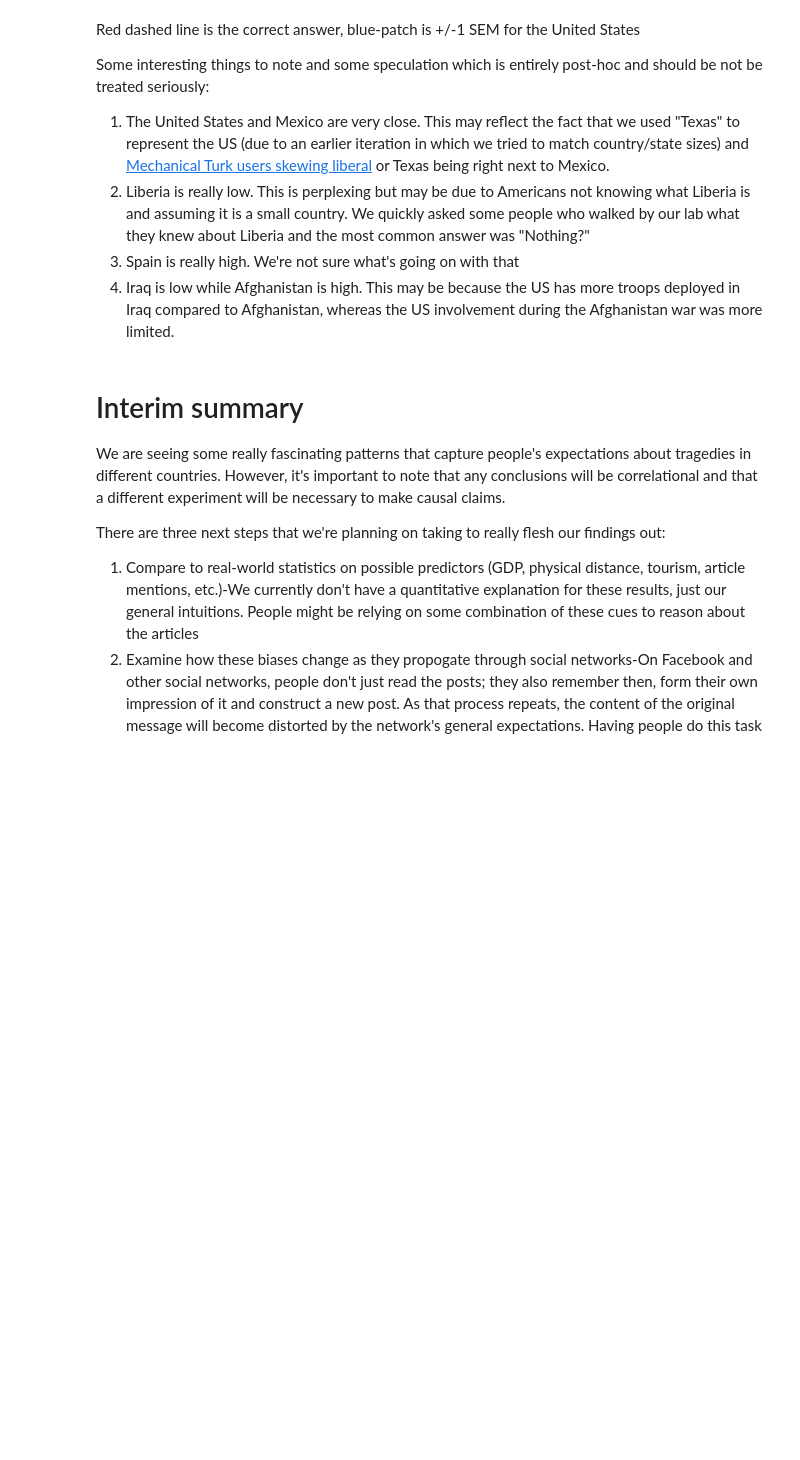
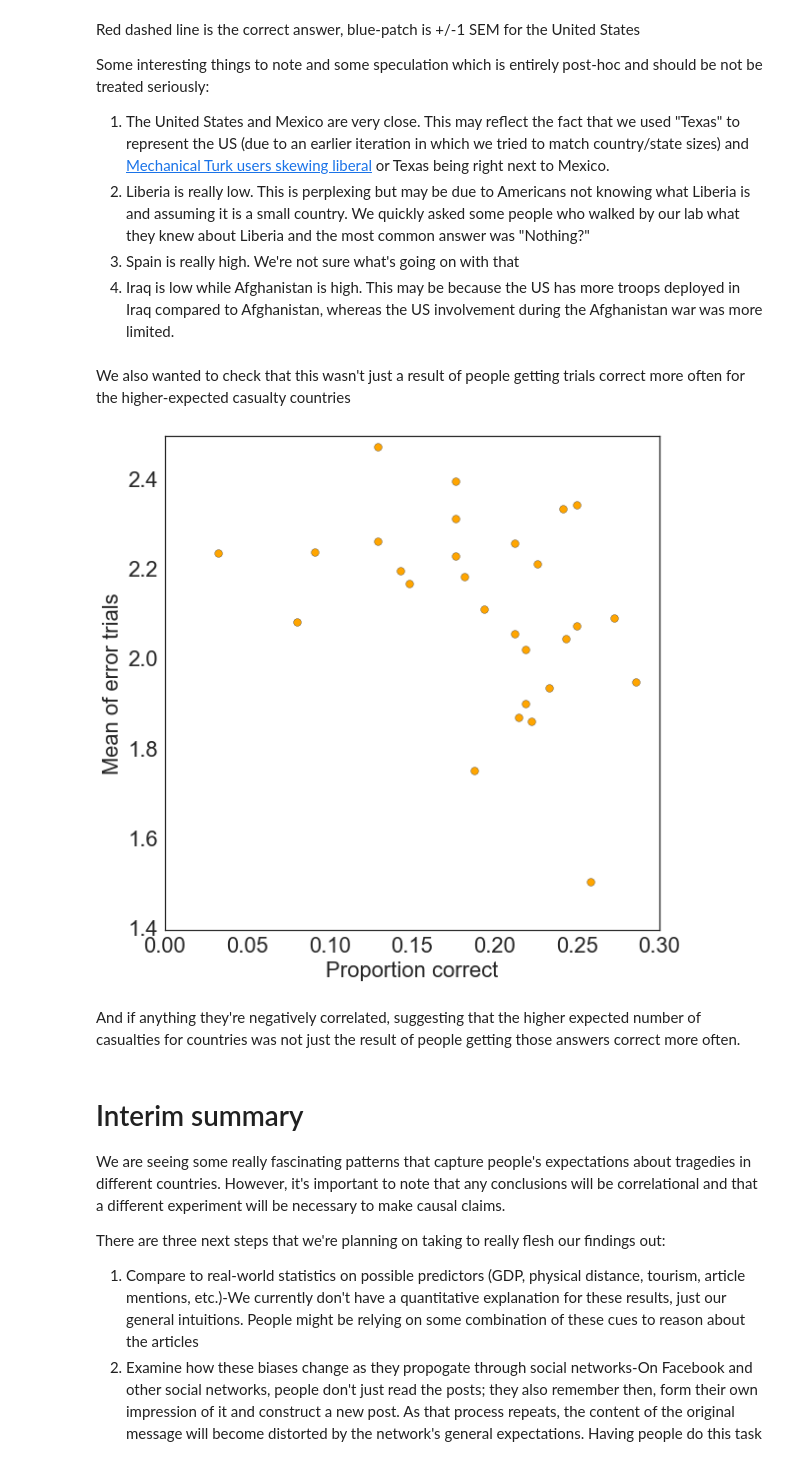
Before and after one commit to timflew/stereotype_news, a Jupyter notebook: pilot_survey_v2/Expected casualties by nationalities-Pilot 3.ipynb, the cells around one changed output. Drawn from its saved outputs; the diff is of its cells as text; code cells hidden in the pictures; blank space fills up the shorter version.

```diff
--- a/pilot_survey_v2/Expected casualties by nationalities-Pilot 3.ipynb
+++ b/pilot_survey_v2/Expected casualties by nationalities-Pilot 3.ipynb
@@ -200,6 +202,27 @@ Some interesting things to note and some speculation which is entirely post-hoc
 2. Liberia is really low. This is perplexing but may be due to Americans not knowing what Liberia is and assuming it is a small country. We quickly asked some people who walked by our lab what they knew about Liberia and the most common answer was "Nothing?"
 3. Spain is really high. We're not sure what's going on with that
 4. Iraq is low while Afghanistan is high. This may be because the US has more troops deployed in Iraq compared to Afghanistan, whereas the US involvement during the Afghanistan war was more limited.
+# %% [markdown]
+We also wanted to check that this wasn't just a result of people getting trials correct more often for the higher-expected casualty countries
+# %%
+plt.figure(figsize=(9,9))
+
+#plt.title('Figure 4: Proportion correct by country vs. Error trials',fontsize='22')
+
+# US properties
+
+plt.scatter(country_correct,country_log10_mean,c='orange',s=60)
+plt.ylabel('Mean of error trials',fontsize='22')
+plt.xlabel('Proportion correct',fontsize='22')
+
+plt.xticks(fontsize=22)
+plt.yticks(fontsize=22)
+plt.axis([0,.3, 1.4,2.5])
+plt.show()
+# %% [output]
+[figure, added]
+# %% [markdown]
+And if anything they're negatively correlated, suggesting that the higher expected number of casualties for countries was not just the result of people getting those answers correct more often.
 # %% [markdown]
 # Interim summary
 
```
Also changed, not shown: parts of 3 cells of this notebook, 9 other files.
